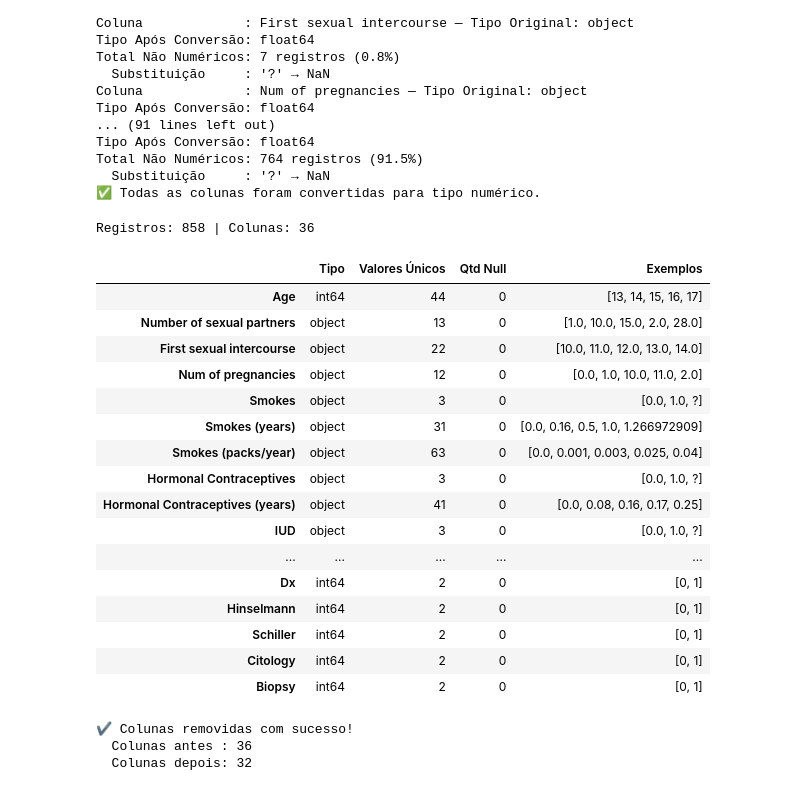
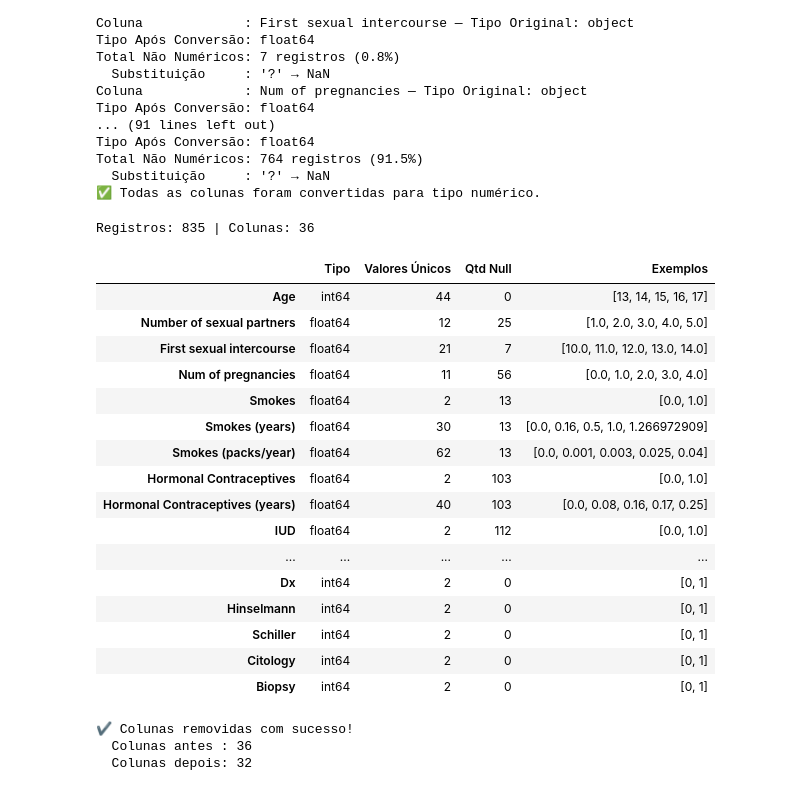
Before and after one commit to gilbertoag2007/fiap-tech-challenge-fase1, a Jupyter notebook: TECH_CHALLENGE.ipynb, the cells around one changed output. Drawn from its saved outputs; the diff is of its cells as text; code cells hidden in the pictures.

```diff
--- a/TECH_CHALLENGE.ipynb
+++ b/TECH_CHALLENGE.ipynb
@@ -380,36 +321,36 @@ Total Não Numéricos: 764 registros (91.5%)
 ✅ Todas as colunas foram convertidas para tipo numérico.
 # %%
 # ====================================================
-# VALIDANDO RESULTADO DA CONVERSÃO DE TIPOS
+# VALIDAÇÃO DO RESULTADO DA CONVERSÃO DE VALORES E DTYPEs
 # ====================================================
 
-qtd_registros, qtd_colunas = df_original.shape
+qtd_registros, qtd_colunas = df_tratado.shape
 print(f"Registros: {qtd_registros} | Colunas: {qtd_colunas}")
 
 resumo = pd.DataFrame({
-    'Tipo': df_original.dtypes,
-    'Valores Únicos': df_original.nunique(),
-    'Qtd Null': df_original.isnull().sum(),
+    'Tipo': df_tratado.dtypes,
+    'Valores Únicos': df_tratado.nunique(),
+    'Qtd Null': df_tratado.isnull().sum(),
     'Exemplos': [
-        sorted(df_original[col].dropna().unique())[:5]
-        for col in df_original.columns
+        sorted(df_tratado[col].dropna().unique())[:5]
+        for col in df_tratado.columns
     ]
 })
 
 display(resumo)
 # %% [output]
-Registros: 858 | Colunas: 36
+Registros: 835 | Colunas: 36
 |  | Tipo | Valores Únicos | Qtd Null | Exemplos |
 | Age | int64 | 44 | 0 | [13, 14, 15, 16, 17] |
-| Number of sexual partners | object | 13 | 0 | [1.0, 10.0, 15.0, 2.0, 28.0] |
-| First sexual intercourse | object | 22 | 0 | [10.0, 11.0, 12.0, 13.0, 14.0] |
-| Num of pregnancies | object | 12 | 0 | [0.0, 1.0, 10.0, 11.0, 2.0] |
-| Smokes | object | 3 | 0 | [0.0, 1.0, ?] |
-| Smokes (years) | object | 31 | 0 | [0.0, 0.16, 0.5, 1.0, 1.266972909] |
-| Smokes (packs/year) | object | 63 | 0 | [0.0, 0.001, 0.003, 0.025, 0.04] |
-| Hormonal Contraceptives | object | 3 | 0 | [0.0, 1.0, ?] |
-| Hormonal Contraceptives (years) | object | 41 | 0 | [0.0, 0.08, 0.16, 0.17, 0.25] |
-| IUD | object | 3 | 0 | [0.0, 1.0, ?] |
+| Number of sexual partners | float64 | 12 | 25 | [1.0, 2.0, 3.0, 4.0, 5.0] |
+| First sexual intercourse | float64 | 21 | 7 | [10.0, 11.0, 12.0, 13.0, 14.0] |
+| Num of pregnancies | float64 | 11 | 56 | [0.0, 1.0, 2.0, 3.0, 4.0] |
+| Smokes | float64 | 2 | 13 | [0.0, 1.0] |
+| Smokes (years) | float64 | 30 | 13 | [0.0, 0.16, 0.5, 1.0, 1.266972909] |
+| Smokes (packs/year) | float64 | 62 | 13 | [0.0, 0.001, 0.003, 0.025, 0.04] |
+| Hormonal Contraceptives | float64 | 2 | 103 | [0.0, 1.0] |
+| Hormonal Contraceptives (years) | float64 | 40 | 103 | [0.0, 0.08, 0.16, 0.17, 0.25] |
+| IUD | float64 | 2 | 112 | [0.0, 1.0] |
 | ... | ... | ... | ... | ... |
 | Dx | int64 | 2 | 0 | [0, 1] |
 | Hinselmann | int64 | 2 | 0 | [0, 1] |
```
Also changed, not shown: parts of 31 cells of this notebook.
